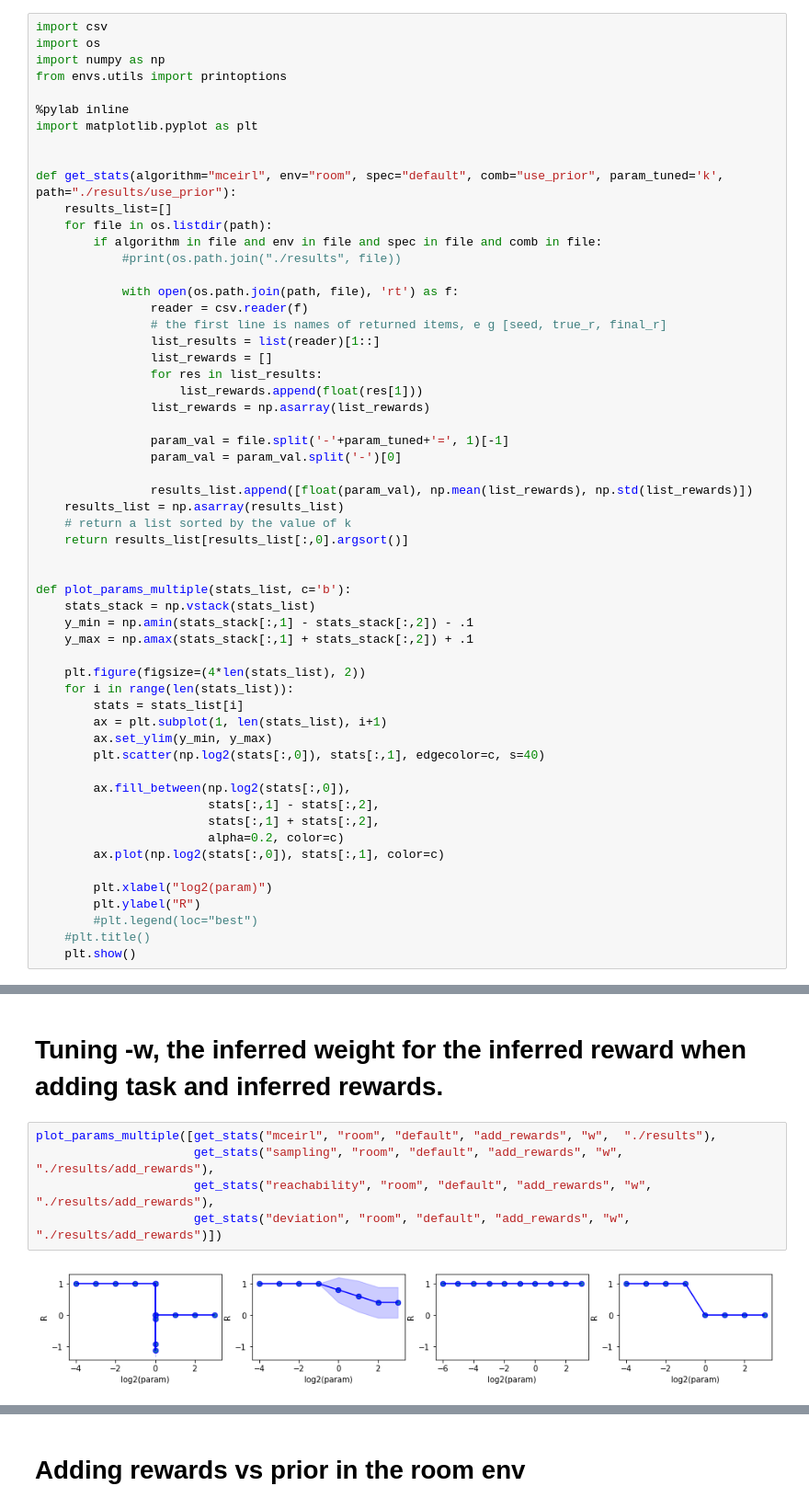
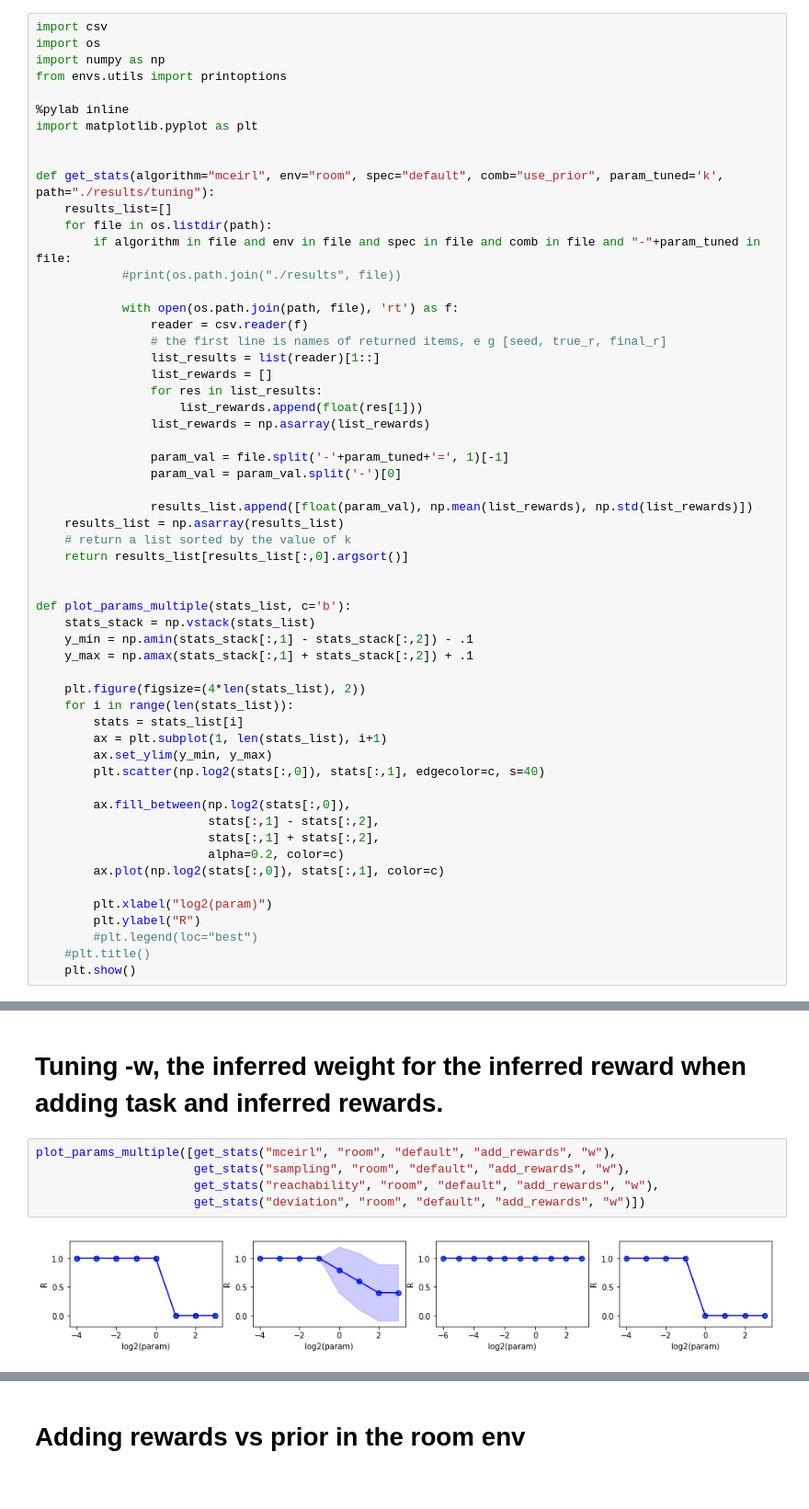
Before and after one commit to krasheninnikov/max-causal-ent-irl, a Jupyter notebook: tuning-hyperparams.ipynb, the cells around one changed output, grey strips where cells are left out. Shown at 92% size. Drawn from its saved outputs; the diff is of its cells as text.

Commit message:
tuning and experiment 1; mceirl 1 extra point at each plot

```diff
--- a/tuning-hyperparams.ipynb
+++ b/tuning-hyperparams.ipynb
@@ -8,10 +8,10 @@ from envs.utils import printoptions
 import matplotlib.pyplot as plt
 
 
-def get_stats(algorithm="mceirl", env="room", spec="default", comb="use_prior", param_tuned='k', path="./results/use_prior"):
+def get_stats(algorithm="mceirl", env="room", spec="default", comb="use_prior", param_tuned='k', path="./results/tuning"):
     results_list=[]
     for file in os.listdir(path):
-        if algorithm in file and env in file and spec in file and comb in file:
+        if algorithm in file and env in file and spec in file and comb in file and "-"+param_tuned in file:
             #print(os.path.join("./results", file))
 
             with open(os.path.join(path, file), 'rt') as f:
@@ -88,10 +88,10 @@ plot_params_multiple([get_stats("mceirl", "apples", spec= "default",  path="./re
 # %% [markdown]
 # Tuning -w, the inferred weight for the inferred reward when adding task and inferred rewards.
 # %%
-plot_params_multiple([get_stats("mceirl", "room", "default", "add_rewards", "w",  "./results"),
-                      get_stats("sampling", "room", "default", "add_rewards", "w",  "./results/add_rewards"),
-                      get_stats("reachability", "room", "default", "add_rewards", "w",  "./results/add_rewards"),
-                      get_stats("deviation", "room", "default", "add_rewards", "w",  "./results/add_rewards")])
+plot_params_multiple([get_stats("mceirl", "room", "default", "add_rewards", "w"),
+                      get_stats("sampling", "room", "default", "add_rewards", "w"),
+                      get_stats("reachability", "room", "default", "add_rewards", "w"),
+                      get_stats("deviation", "room", "default", "add_rewards", "w")])
 # %% [output]
-[figure, old version]
+[figure, new version]
 # %%
```
Also changed, not shown: parts of 8 cells of this notebook.
